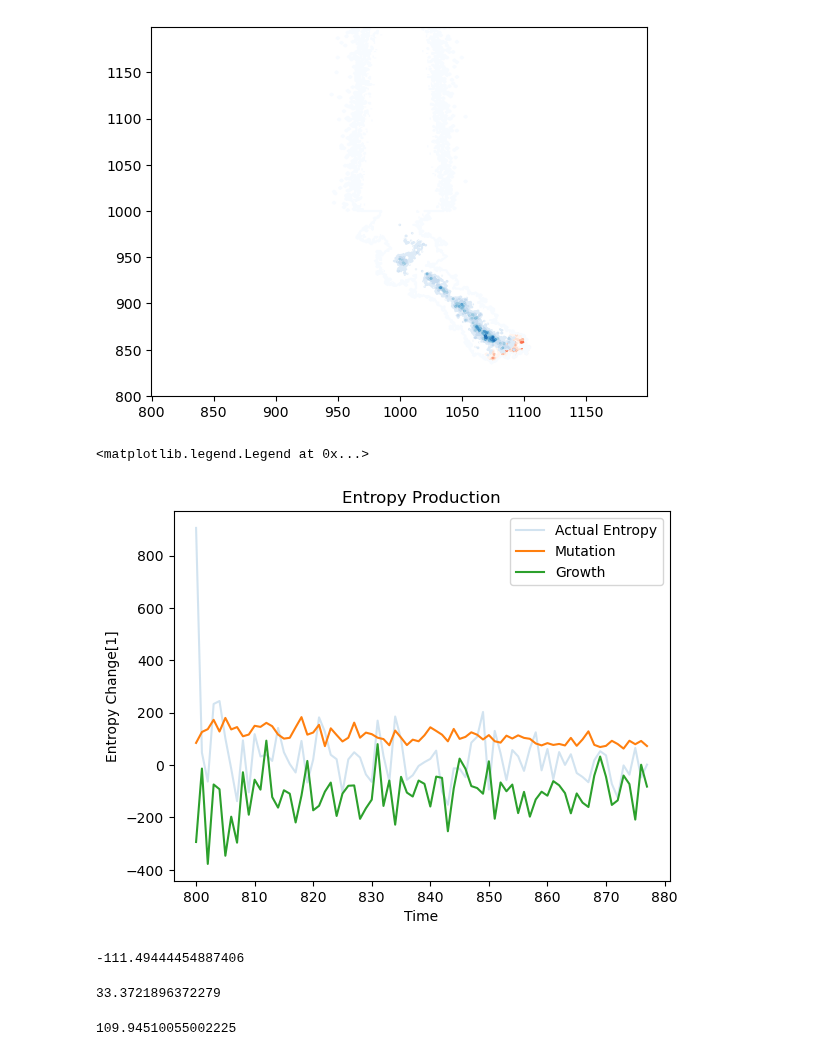
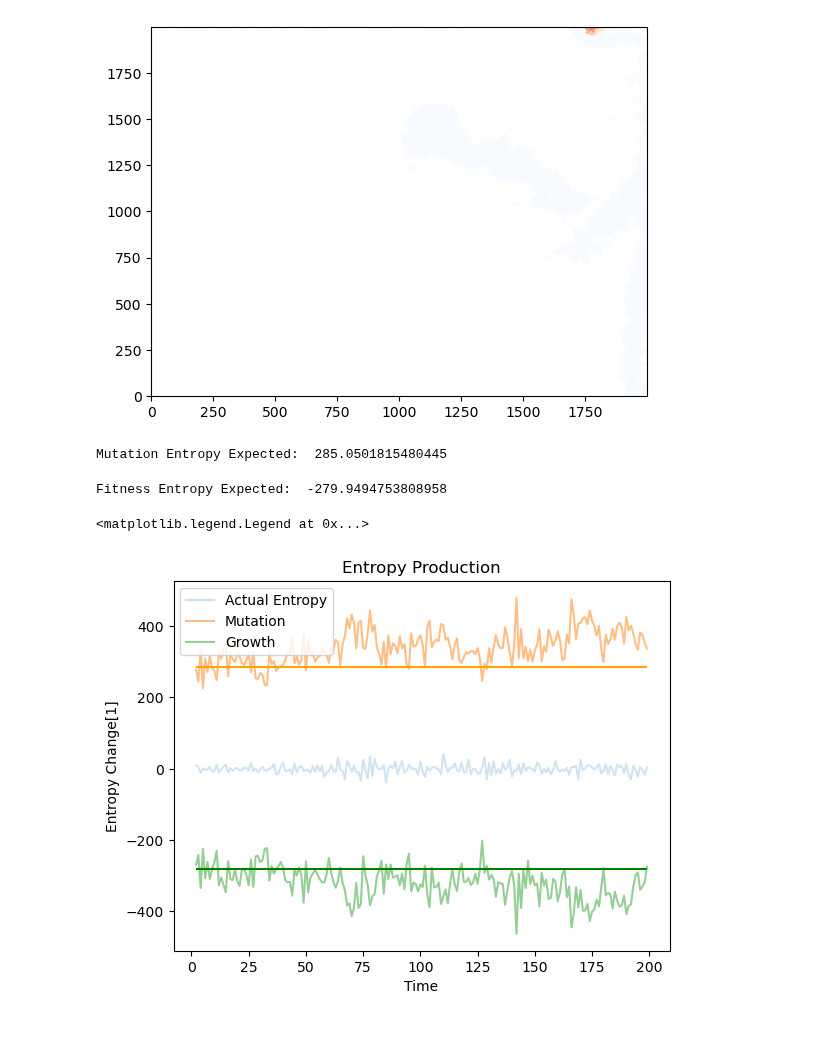
Before and after one commit to zhizhang1445/CRISPR_Sim, a Jupyter notebook: Analysis/entropyAnal.ipynb, the cells around one changed output. Saved outputs shown, nothing was run; the diff lists cells and outputs as text; code cells hidden in the pictures.

```diff
--- a/Analysis/entropyAnal.ipynb
+++ b/Analysis/entropyAnal.ipynb
@@ -16,8 +17,8 @@ foldername = "../Data_H/beta0_seed0"
 # %%
-t_dom, foldername, margins = get_tdomain_and_show_last_output(foldername, (-0.35, -0.35))
+t_dom = get_tdomain(foldername, margins = (0, 0))
 params, sim_params = read_json(foldername)
 # %% [output]
-[figure, old version]
+[figure, new version]
 # %%
 %run ../Scripts/fitness.py
 %run ../Scripts/mutation.py
@@ -29,7 +30,7 @@ entropy_change_remainder_time = []
 t_range = []
 n_old, nh_old, f_old = load_outputs(foldername, t_dom[0], True)
 
-for t in t_dom[800:]:
+for t in t_dom[1:200]:
     n_new, nh_new, f_new = load_outputs(foldername, t, True)
     f_norm = norm_fitness(f_new, n_old, params, sim_params)
     n_intermediate = virus_growth(n_old, f_norm, params, sim_params)
@@ -47,3 +48,21 @@ for t in t_dom[800:]:
     entropy_change_remainder_time.append(entropy_change_remainder)
     t_range.append(t)
     n_old = n_new
+# %%
+sigma = params["sigma"]
+D = params["D"]
+N = params["N0"]
+s = params["s"]
+
+first_dim_Ent_prod = compute_entropy_production_Gaussian(sigma, D, 1, N = 1, dim = 1)
+second_dim_Ent_prod = compute_entropy_production_Gaussian(np.sqrt(1.66*sigma), D, 1, N = 1, dim = 1)
+mutation_Ent_prod = N*(first_dim_Ent_prod+second_dim_Ent_prod)
+print("Mutation Entropy Expected: ", mutation_Ent_prod)
+# %% [output]
+Mutation Entropy Expected:  285.0501815480445
+# %%
+fitness_Ent_prod = N*(np.log(1.66*sigma/(1.66*sigma+4*D))+(1/2)*np.log(1-sigma*s**2))
+
+print("Fitness Entropy Expected: ", fitness_Ent_prod)
+# %% [output]
+Fitness Entropy Expected:  -279.9494753808958
@@ -50,24 +75,15 @@ for t in t_dom[800:]:
 # %%
 plt.figure()
-plt.plot(t_range, entropy_change_time, alpha = 0.2, label = "Actual Entropy")
-plt.plot(t_range, entropy_change_mutation_time, label = "Mutation")
-plt.plot(t_range, entropy_change_growth_time, label = "Growth")
+plt.plot(t_range[1:], entropy_change_time[1:], alpha = 0.2, label = "Actual Entropy")
+
+plt.plot(t_range[1:], entropy_change_mutation_time[1:], alpha = 0.5, label = "Mutation")
+plt.plot(t_range[1:], entropy_change_growth_time[1:], alpha = 0.5, label = "Growth")
+plt.hlines(mutation_Ent_prod, t_range[1], t_range[-1], colors = "orange")
+plt.hlines(fitness_Ent_prod, t_range[1], t_range[-1], colors = "green")
 plt.title("Entropy Production")
 plt.ylabel("Entropy Change[1]")
 plt.xlabel("Time")
 plt.legend()
 # %% [output]
 <matplotlib.legend.Legend at 0x...>
-[figure, old version]
+[figure, new version]
-# %%
-np.mean(entropy_change_growth_time)
-# %% [output]
--111.49444454887406
-# %%
-np.mean(entropy_change_time)
-# %% [output]
-33.3721896372279
-# %%
-np.mean(entropy_change_mutation_time)
-# %% [output]
-109.94510055002225
```
Also changed, not shown: parts of 9 cells of this notebook, 47 other files.
